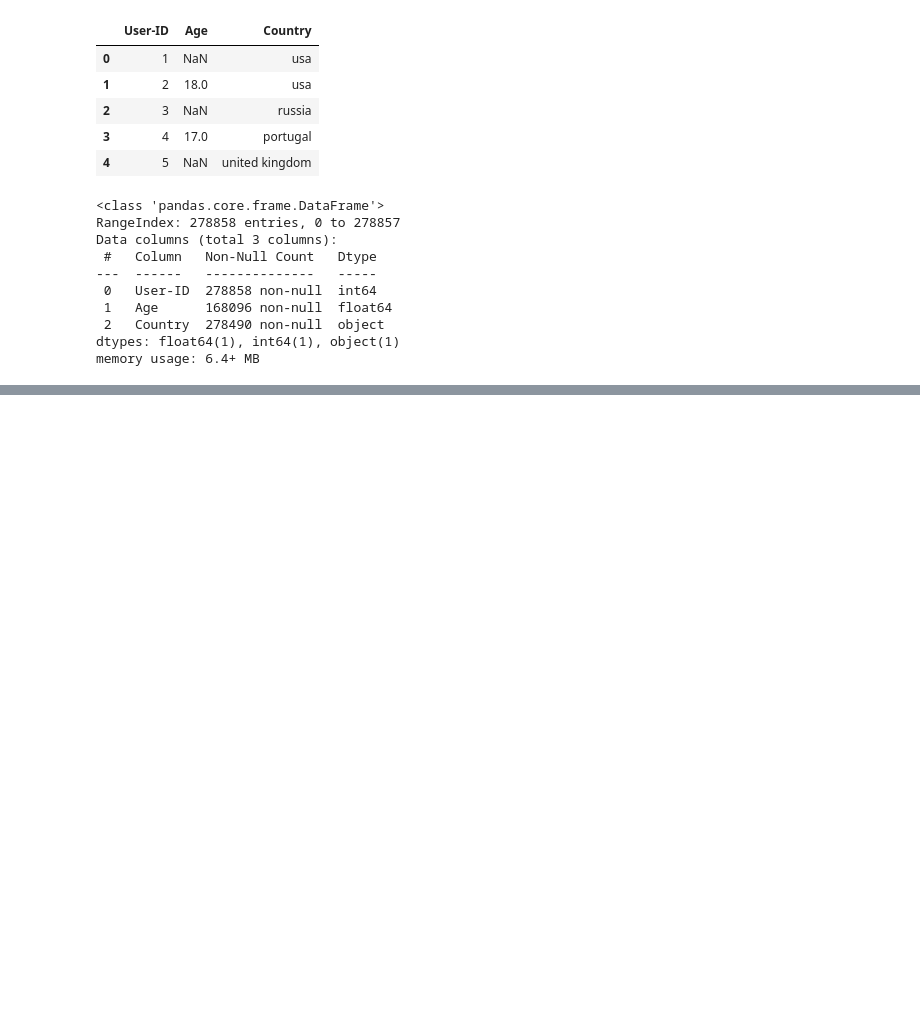
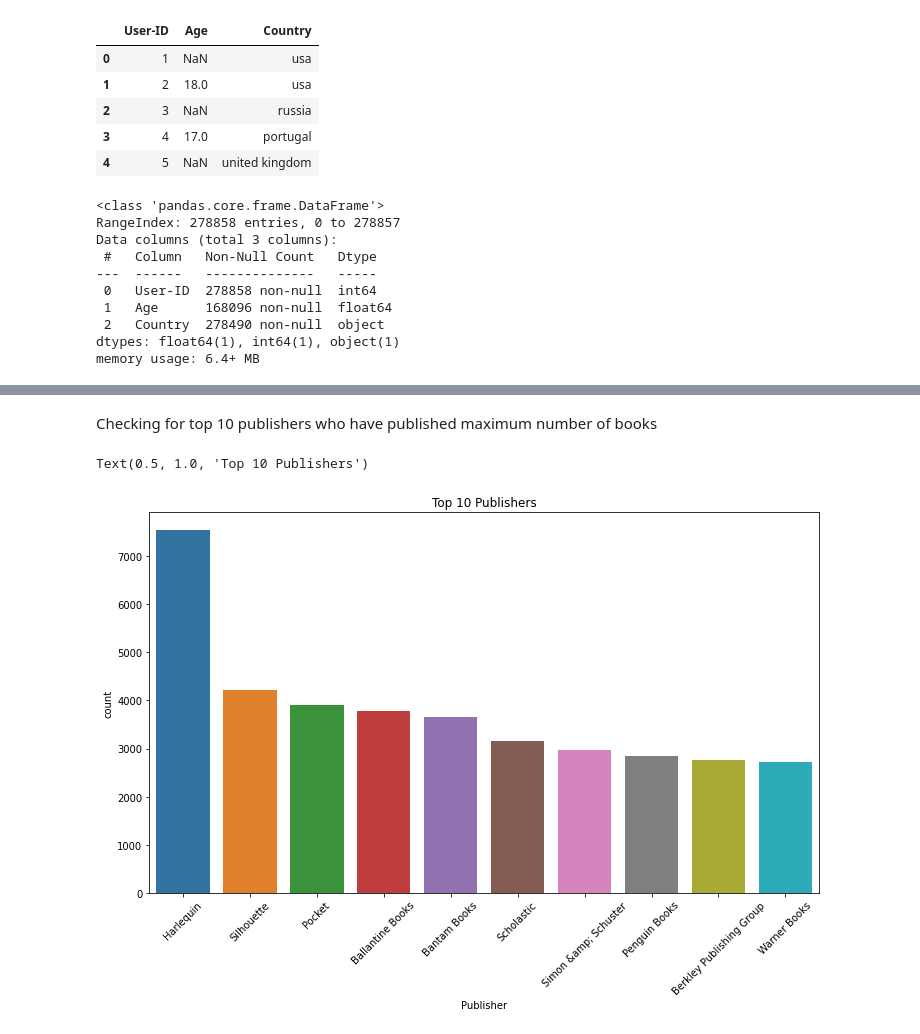
Before and after one commit to Biswajeet1995/Book-recommendation-system, a Jupyter notebook: book_recommendation_system.ipynb, the cells around one changed output, grey strips where cells are left out. Cells and saved outputs as stored; diff of their text form; code cells hidden in the pictures; blank space fills up the shorter version.

```diff
--- a/book_recommendation_system.ipynb
+++ b/book_recommendation_system.ipynb
@@ -256,0 +282,12 @@ memory usage: 6.4+ MB
+# %% [markdown]
+Checking for top 10 publishers who have published maximum number of books
+# %%
+# Using barplot to show top 10 publishers.
+
+plt.figure(figsize=(12,7))
+chart = sns.countplot(x='Publisher',data=books,order=pd.value_counts(books['Publisher']).iloc[:10].index)
+chart.set_xticklabels(chart.get_xticklabels(), rotation=45)
+plt.title('Top 10 Publishers')
+# %% [output]
+Text(0.5, 1.0, 'Top 10 Publishers')
+[figure, added]
```
Also changed, not shown: parts of 48 cells of this notebook.
